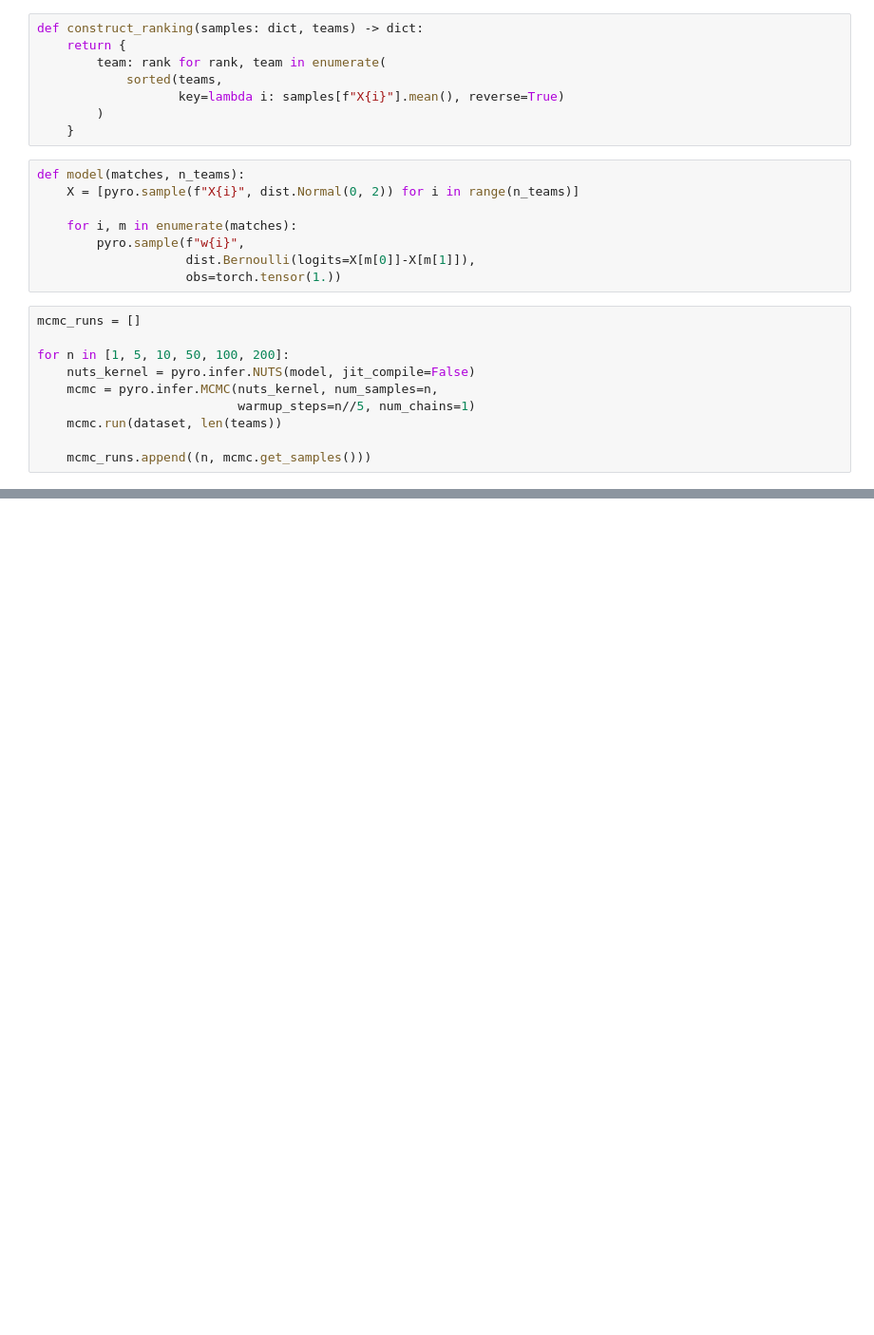
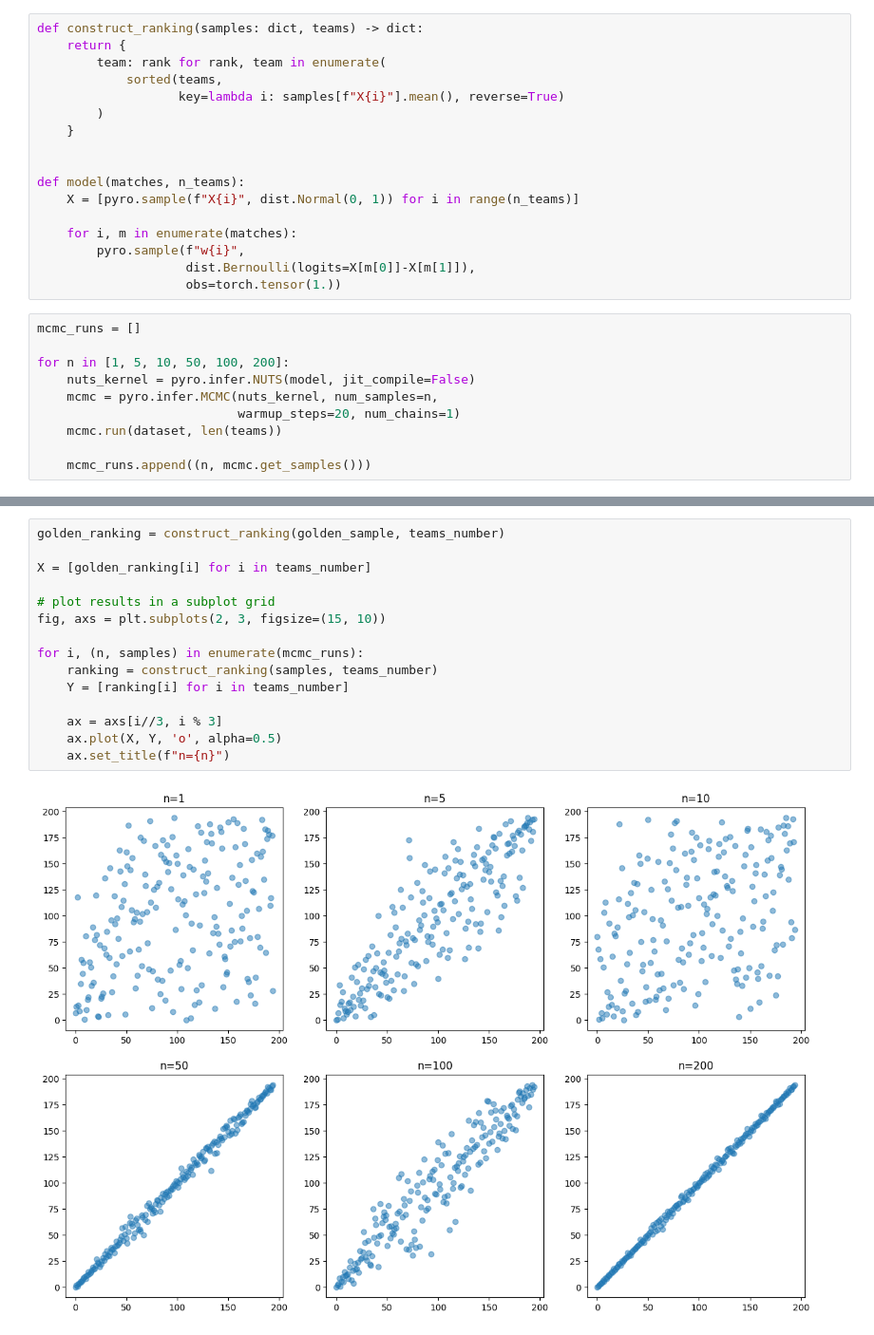
Before and after one commit to b0kch01/graphical-tournament, a Jupyter notebook: min_samples.ipynb, the cells around one changed output, grey strips where cells are left out. Shown at 95% size. Saved outputs shown, nothing was run; the diff lists cells and outputs as text; blank space fills up the shorter version.

```diff
--- a/min_samples.ipynb
+++ b/min_samples.ipynb
@@ -30,21 +34,22 @@ def construct_ranking(samples: dict, teams) -> dict:
                    key=lambda i: samples[f"X{i}"].mean(), reverse=True)
         )
     }
+
+
+def model(matches, n_teams):
+    X = [pyro.sample(f"X{i}", dist.Normal(0, 1)) for i in range(n_teams)]
+
+    for i, m in enumerate(matches):
+        pyro.sample(f"w{i}",
+                    dist.Bernoulli(logits=X[m[0]]-X[m[1]]),
+                    obs=torch.tensor(1.))
-# %%
-def model(matches, n_teams):
-    X = [pyro.sample(f"X{i}", dist.Normal(0, 2)) for i in range(n_teams)]
-
-    for i, m in enumerate(matches):
-        pyro.sample(f"w{i}",
-                    dist.Bernoulli(logits=X[m[0]]-X[m[1]]),
-                    obs=torch.tensor(1.))
 # %%
 mcmc_runs = []
 
 for n in [1, 5, 10, 50, 100, 200]:
     nuts_kernel = pyro.infer.NUTS(model, jit_compile=False)
     mcmc = pyro.infer.MCMC(nuts_kernel, num_samples=n,
-                           warmup_steps=n//5, num_chains=1)
+                           warmup_steps=20, num_chains=1)
     mcmc.run(dataset, len(teams))
 
     mcmc_runs.append((n, mcmc.get_samples()))
@@ -65,0 +75,17 @@ for i, (n, samples) in enumerate(mcmc_runs):
+# %%
+golden_ranking = construct_ranking(golden_sample, teams_number)
+
+X = [golden_ranking[i] for i in teams_number]
+
+# plot results in a subplot grid
+fig, axs = plt.subplots(2, 3, figsize=(15, 10))
+
+for i, (n, samples) in enumerate(mcmc_runs):
+    ranking = construct_ranking(samples, teams_number)
+    Y = [ranking[i] for i in teams_number]
+
+    ax = axs[i//3, i % 3]
+    ax.plot(X, Y, 'o', alpha=0.5)
+    ax.set_title(f"n={n}")
+# %% [output]
+[figure, added]
```
Also changed, not shown: parts of 5 cells of this notebook, 1 other file.
